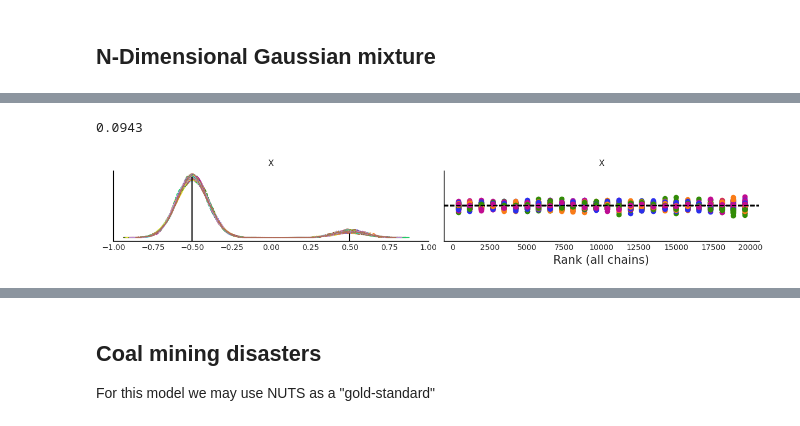
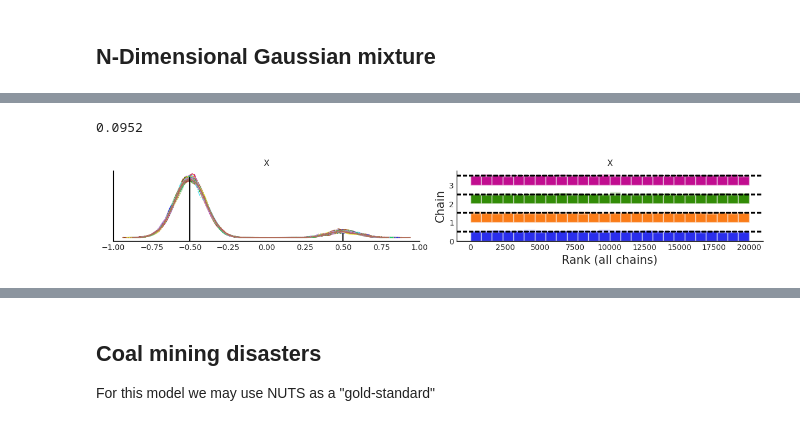
Before and after one commit to Grupo-de-modelado-probabilista/SMC_diagnostics, a Jupyter notebook: SMC_tests.ipynb, the cells around one changed output, grey strips where cells are left out. Cells and saved outputs as stored; diff of their text form; code cells hidden in the pictures.

```diff
--- a/SMC_tests.ipynb
+++ b/SMC_tests.ipynb
@@ -25,15 +29,15 @@ w1 = 0.1
 w2 = (1 - w1)
 # %%
 def two_gaussians(x):
-    log_like1 = - 0.5 * n * at.log(2 * np.pi) \
+    log_like1 = - 0.5 * n * pt.log(2 * np.pi) \
                 - 0.5 * logdsigma \
                 - 0.5 * (x - mu1).T.dot(isigma).dot(x - mu1)
-    log_like2 = - 0.5 * n * at.log(2 * np.pi) \
+    log_like2 = - 0.5 * n * pt.log(2 * np.pi) \
                 - 0.5 * logdsigma \
                 - 0.5 * (x - mu2).T.dot(isigma).dot(x - mu2)
-    return pm.math.logsumexp([at.log(w1) + log_like1, at.log(w2) + log_like2])
+    return pm.math.logsumexp([pt.log(w1) + log_like1, pt.log(w2) + log_like2])
 # %%
-with pm.Model() as model:
+with pm.Model() as gaussians:
     X = pm.Uniform('X',
                    shape=n,
                    lower=-2. * np.ones_like(mu1),
@@ -41,6 +45,6 @@ with pm.Model() as model:
                    initval=-1. * np.ones_like(mu1))
     llk = pm.Potential('llk', two_gaussians(X))
 
-    idata_smc = pm.sample_smc(5000)
+    idata_gauss = pm.sample_smc(5000, chains=4)
 # %% [output]
 Initializing SMC sampler...
@@ -57,11 +61,11 @@ idata_smc.sample_stats._t_sampling
 # %%
-ax = az.plot_trace(idata_smc, compact=True, kind="rank_vlines")
+ax = az.plot_trace(idata_gauss, compact=True, kind="rank_bars")
 ax[0, 0].axvline(-0.5, 0, .9, color="k")
 ax[0, 0].axvline(0.5, 0, 0.1, color="k")
 ax[0, 0].set_xlim(-1, 1)
-np.mean(idata_smc.posterior["X"] > 0).item()
+np.mean(idata_gauss.posterior["X"] > 0).item()
 # %% [output]
-0.0943
+0.0952
-[figure, old version]
+[figure, new version]
 # %% [markdown]
 # Compute error score
```
Also changed, not shown: parts of 16 cells of this notebook, 2 other files.
